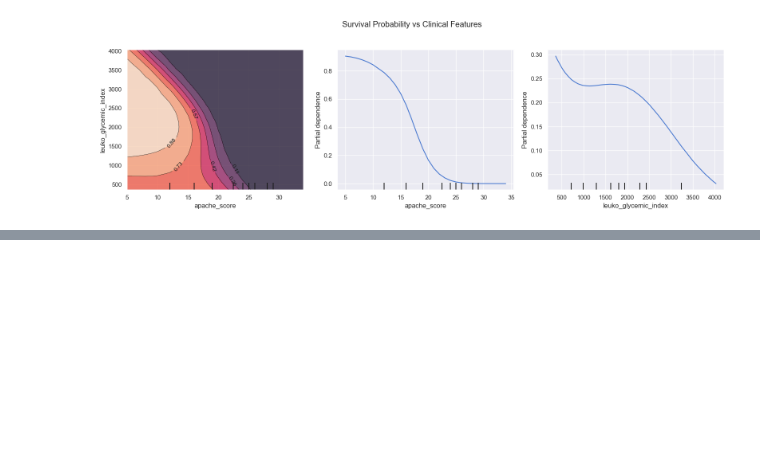
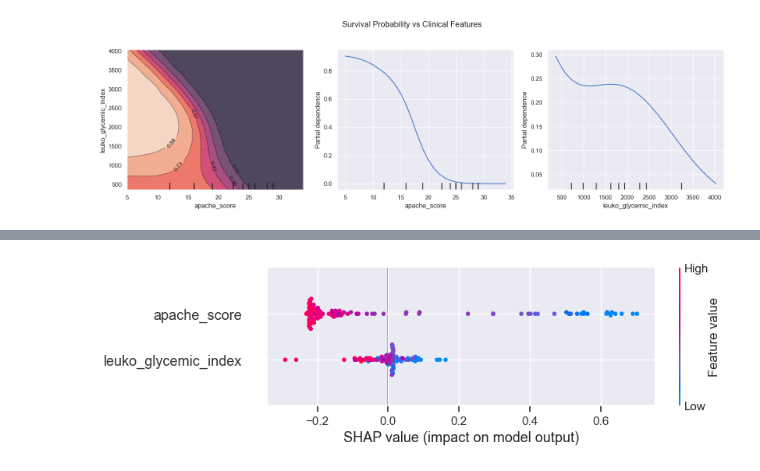
Before and after one commit to serize02/leuko-ml, a Jupyter notebook: notebooks/02_svc_analysis.ipynb, the cells around one changed output, grey strips where cells are left out. Cells and saved outputs as stored; diff of their text form; code cells hidden in the pictures; blank space fills up the shorter version.

```diff
--- a/notebooks/02_svc_analysis.ipynb
+++ b/notebooks/02_svc_analysis.ipynb
@@ -98,0 +117,4 @@ wandb.finish()
+# %%
+shap.plots.beeswarm(shap_values)
+# %% [output]
+[figure, added]
```
Also changed, not shown: parts of 12 cells of this notebook, 2 other files.
